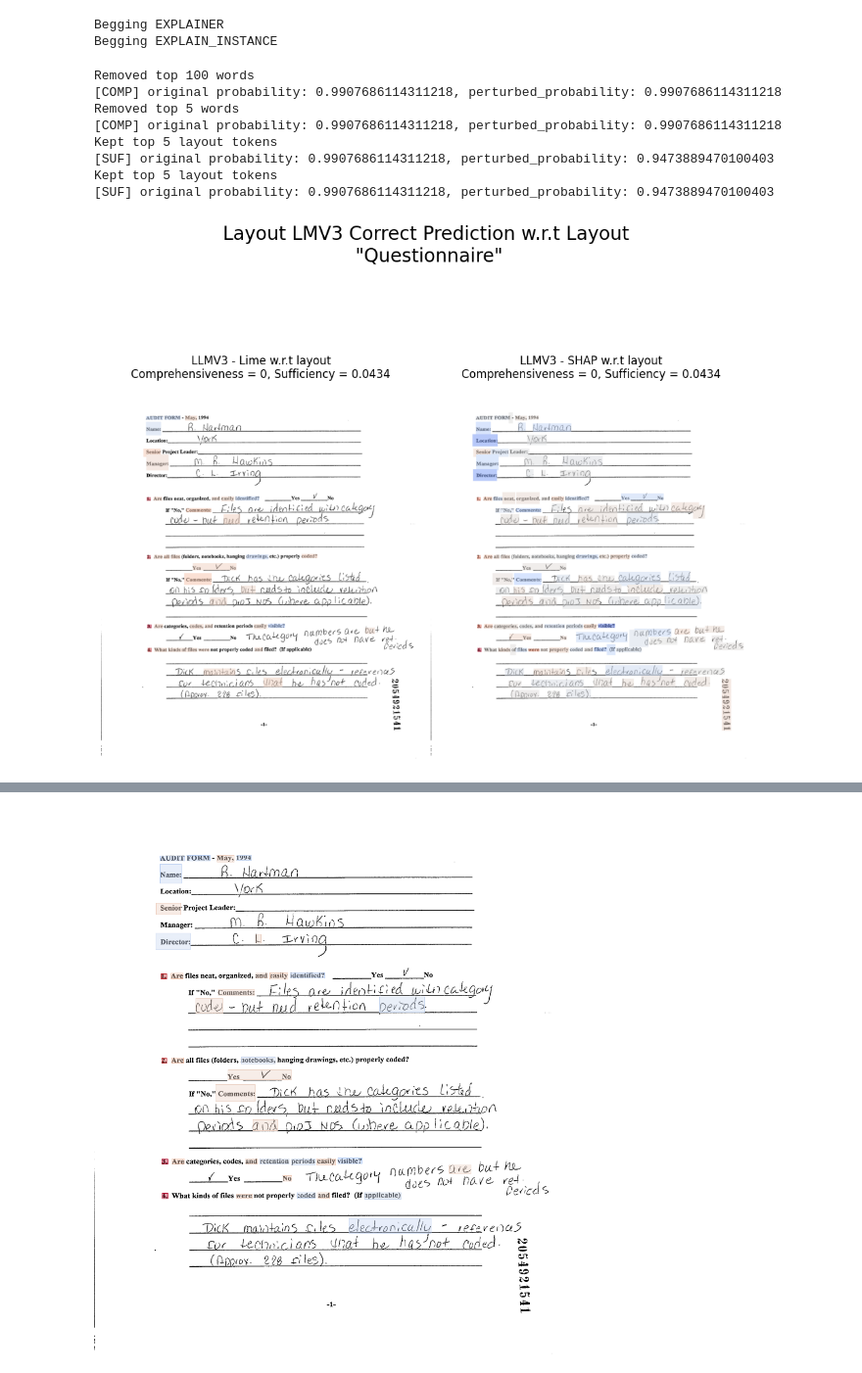
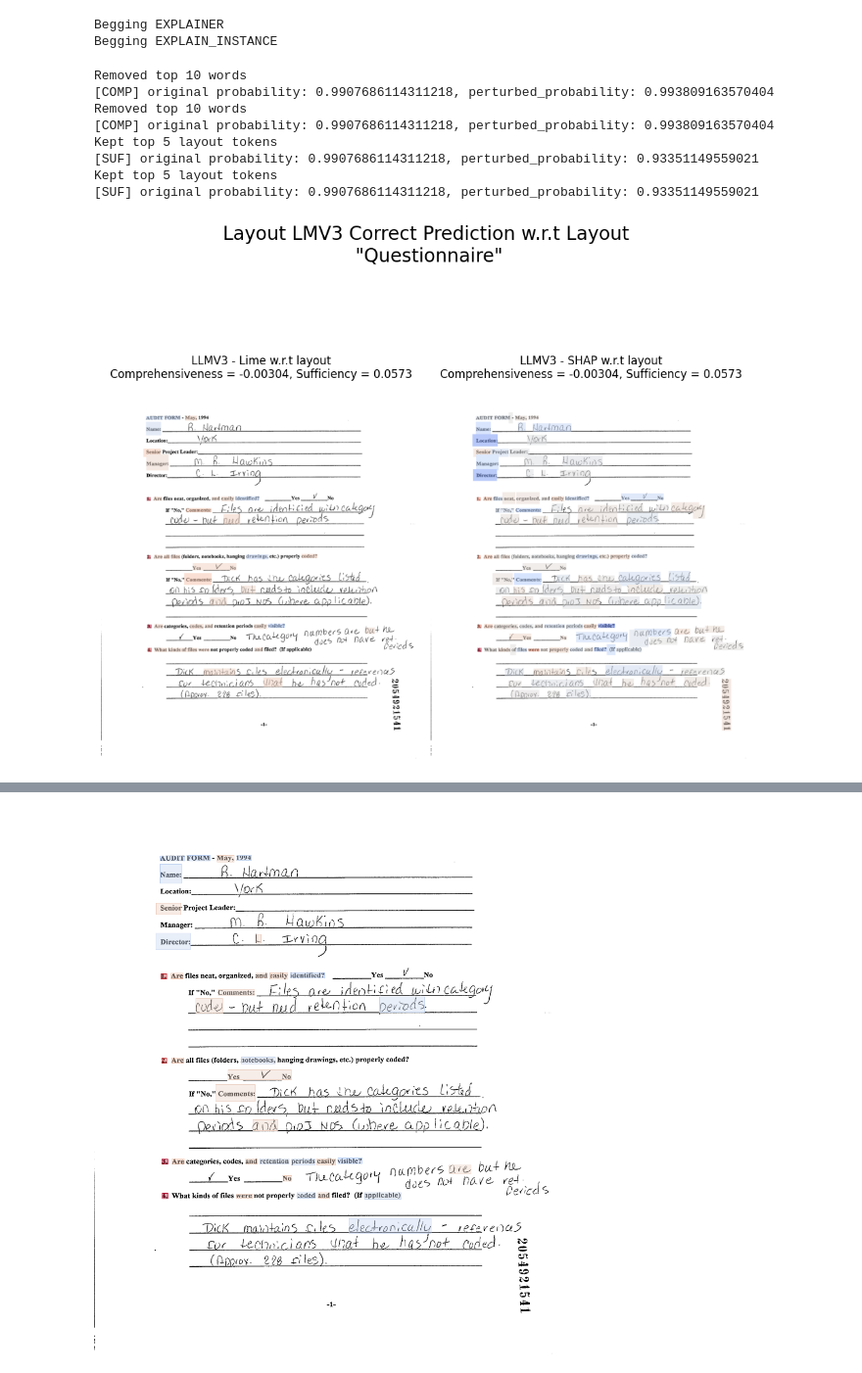
Before and after one commit to adamserag1/Interpretability-for-VRDU-models, a Jupyter notebook: experiments/THESES-DocClas-Local-LLMV3.ipynb, the cells around one changed output, grey strips where cells are left out. Shown at 98% size. Cells and saved outputs as stored; diff of their text form; code cells hidden in the pictures.

```diff
--- a/experiments/THESES-DocClas-Local-LLMV3.ipynb
+++ b/experiments/THESES-DocClas-Local-LLMV3.ipynb
@@ -337,40 +337,40 @@ Begging EXPLAIN_INSTANCE
 # %%
 # Pertaining to label 4 (correct, Questionnaire) (idx 0 shap)
 layout_explanations_hms = {}
 layout_explanations_weights = {}
 for key, explanation in shap_layout_explainations.items():
   weights = {tok : float(val) for tok, val in zip(CLASH[0].words, shap_layout_explainations[key].values[:,:,4].flatten())}
   layout_explanations_weights.update({key : weights})
   layout_explanations_hms.update({key : draw_lime_token_heatmap(image = CLASH[0].image, words = CLASH[0].words, boxes = CLASH[0].bboxes, weights=weights, alpha=0.5) })
 
 for key, explanation in lime_layout_explainations.items():
   weights = dict(lime_layout_explainations[key].as_list(label=4))
   clean_weights = {key.replace('=1', ''): value for key, value in weights.items()}
   layout_explanations_weights.update({key : clean_weights})
   layout_explanations_hms.update({key : draw_lime_token_heatmap(image = CLASH[0].image, words = CLASH[0].words, boxes = CLASH[0].bboxes, weights=clean_weights, alpha=0.5) })
 
 # LLMV3 Fidelity
 pred_fn_llmv3_s = FidelityEvaluator(LLMV3, LLMV3_encode, mask_token=LLMV3_proc.tokenizer.mask_token)._get_prediction_function(4)
 pred_fn_llmv3_l = FidelityEvaluator(LLMV3, LLMV3_encode, mask_token='|~|')._get_prediction_function(4)
-comp_s = calculate_comprehensiveness(pred_fn_llmv3_s, CLASH[0], layout_explanations_weights['LLMV3 shap'], mask_token=LLMV3_proc.tokenizer.mask_token,  top_k=100, modality='layout')
-comp_l = calculate_comprehensiveness(pred_fn_llmv3_l, CLASH[0], layout_explanations_weights['LLMV3 lime'], mask_token=LLMV3_proc.tokenizer.mask_token,  top_k=5,modality='layout')
+comp_s = calculate_comprehensiveness(pred_fn_llmv3_s, CLASH[0], layout_explanations_weights['LLMV3 shap'], mask_token=LLMV3_proc.tokenizer.mask_token,  top_k=10, modality='layout')
+comp_l = calculate_comprehensiveness(pred_fn_llmv3_l, CLASH[0], layout_explanations_weights['LLMV3 lime'], mask_token=LLMV3_proc.tokenizer.mask_token,  top_k=10,modality='layout')
 suf_s = calculate_sufficiency(pred_fn_llmv3_s, CLASH[0], layout_explanations_weights['LLMV3 shap'], LLMV3_proc.tokenizer.mask_token,  top_k=5,modality='layout')
 suf_l = calculate_sufficiency(pred_fn_llmv3_l, CLASH[0], layout_explanations_weights['LLMV3 lime'], mask_token=LLMV3_proc.tokenizer.mask_token,  top_k=5,modality='layout')
 
 display_image_grid([layout_explanations_hms['LLMV3 lime'], layout_explanations_hms['LLMV3 shap']],
                    [f'LLMV3 - Lime w.r.t layout\nComprehensiveness = {comp_l:.3g}, Sufficiency = {suf_l:.3g}', f'LLMV3 - SHAP w.r.t layout\nComprehensiveness = {comp_s:.3g}, Sufficiency = {suf_s:.3g}'],
                     (1,2),
                    main_title='Layout LMV3 Correct Prediction w.r.t Layout\n "Questionnaire"')
 # %% [output]
-Removed top 100 words
-[COMP] original probability: 0.9907686114311218, perturbed_probability: 0.9907686114311218
-Removed top 5 words
-[COMP] original probability: 0.9907686114311218, perturbed_probability: 0.9907686114311218
+Removed top 10 words
+[COMP] original probability: 0.9907686114311218, perturbed_probability: 0.993809163570404
+Removed top 10 words
+[COMP] original probability: 0.9907686114311218, perturbed_probability: 0.993809163570404
 Kept top 5 layout tokens
-[SUF] original probability: 0.9907686114311218, perturbed_probability: 0.9473889470100403
+[SUF] original probability: 0.9907686114311218, perturbed_probability: 0.93351149559021
 Kept top 5 layout tokens
-[SUF] original probability: 0.9907686114311218, perturbed_probability: 0.9473889470100403
+[SUF] original probability: 0.9907686114311218, perturbed_probability: 0.93351149559021
-[figure, old version]
+[figure, new version]
 # %%
 # Pertaining to label 4 (correct, Questionnaire) (idx 0 shap)
 layout_explanations_hms = {}
```
Also changed, not shown: parts of 4 cells of this notebook.
